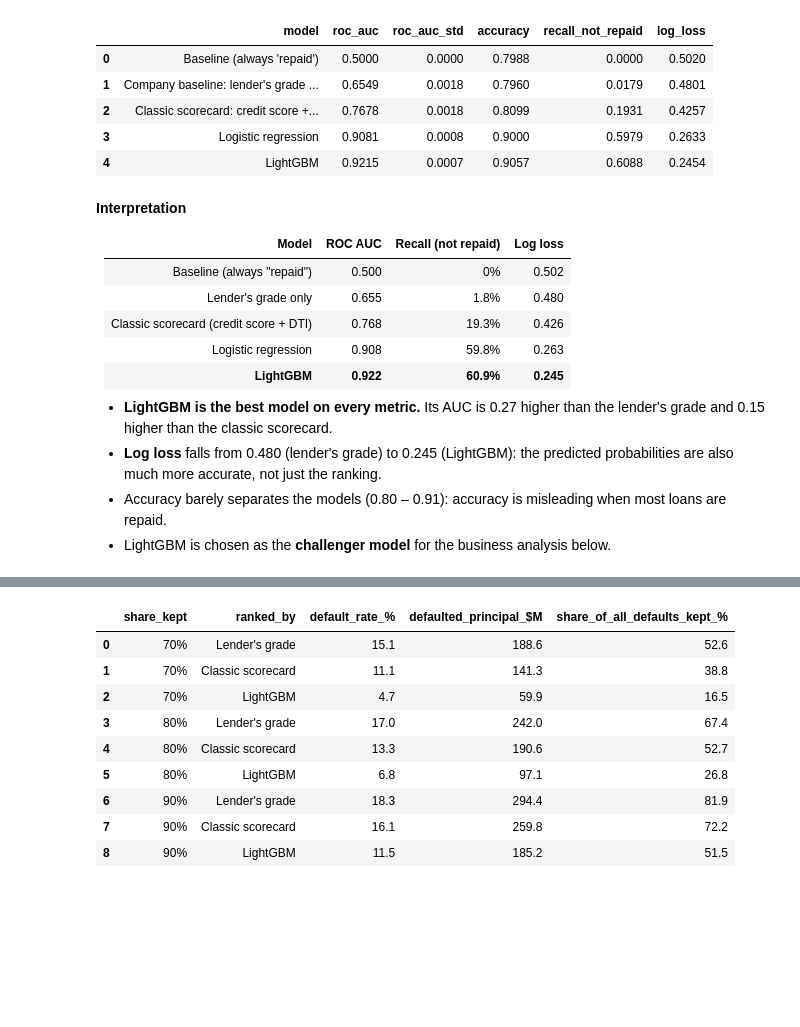
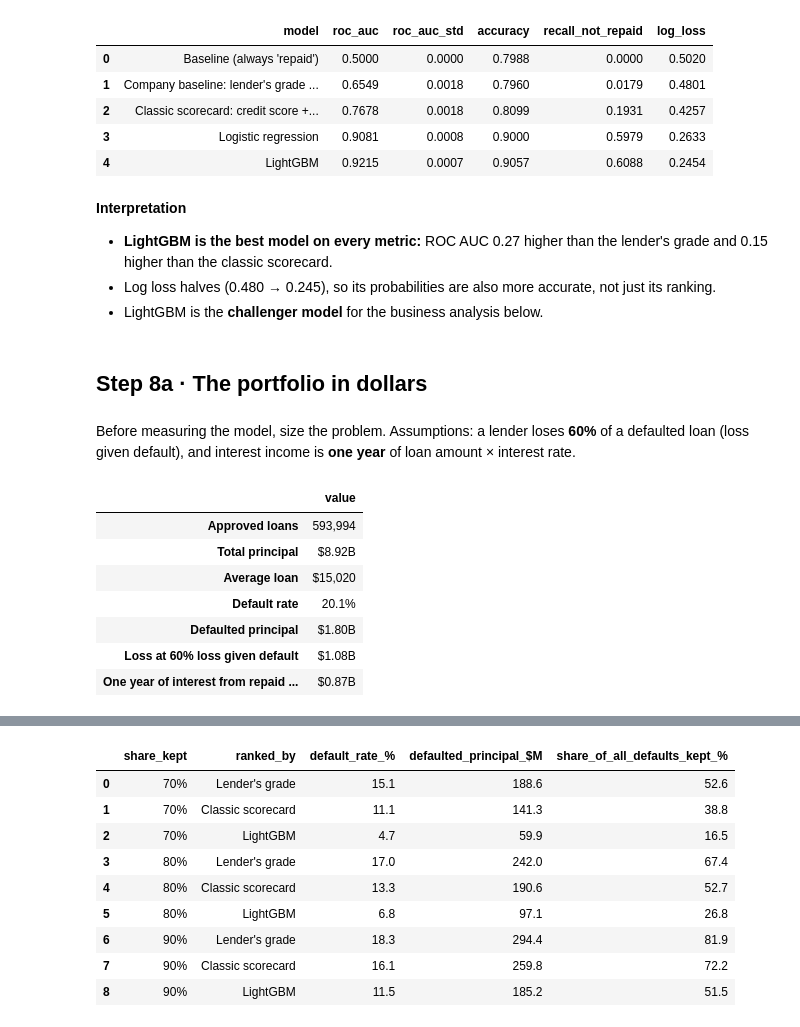
Before and after one commit to ZiyanChen1/predicting-loan-payback, a Jupyter notebook: 02_modeling.ipynb, the cells around one changed output, grey strips where cells are left out. Saved outputs shown, nothing was run; the diff lists cells and outputs as text; code cells hidden in the pictures; blank space fills up the shorter version.

```diff
--- a/02_modeling.ipynb
+++ b/02_modeling.ipynb
@@ -292,16 +287,34 @@ comparison.to_csv(FIG_DIR / "model_comparison.csv", index=False)
 | 4 | LightGBM | 0.9215 | 0.0007 | 0.9057 | 0.6088 | 0.2454 |
 # %% [markdown]
 **Interpretation**
-
-| Model | ROC AUC | Recall (not repaid) | Log loss |
-|---|---|---|---|
-| Baseline (always "repaid") | 0.500 | 0% | 0.502 |
-| Lender's grade only | 0.655 | 1.8% | 0.480 |
-| Classic scorecard (credit score + DTI) | 0.768 | 19.3% | 0.426 |
-| Logistic regression | 0.908 | 59.8% | 0.263 |
-| **LightGBM** | **0.922** | **60.9%** | **0.245** |
-
-- **LightGBM is the best model on every metric.** Its AUC is 0.27 higher than the lender's grade and 0.15 higher than the classic scorecard.
-- **Log loss** falls from 0.480 (lender's grade) to 0.245 (LightGBM): the predicted probabilities are also much more accurate, not just the ranking.
-- Accuracy barely separates the models (0.80 – 0.91): accuracy is misleading when most loans are repaid.
-- LightGBM is chosen as the **challenger model** for the business analysis below.
+- **LightGBM is the best model on every metric:** ROC AUC 0.27 higher than the lender's grade and 0.15 higher than the classic scorecard.
+- Log loss halves (0.480 → 0.245), so its probabilities are also more accurate, not just its ranking.
+- LightGBM is the **challenger model** for the business analysis below.
+# %% [markdown]
+## Step 8a · The portfolio in dollars
+# %% [markdown]
+Before measuring the model, size the problem. Assumptions: a lender loses **60%** of a defaulted loan (loss given default), and interest income is **one year** of loan amount × interest rate.
+# %%
+defaulted = train[TARGET] == 0
+interest_1yr = train["loan_amount"] * train["interest_rate"] / 100
+LGD = 0.60
+
+portfolio = pd.Series({
+    "Approved loans": f"{len(train):,}",
+    "Total principal": f"${train['loan_amount'].sum() / 1e9:.2f}B",
+    "Average loan": f"${train['loan_amount'].mean():,.0f}",
+    "Default rate": f"{defaulted.mean():.1%}",
+    "Defaulted principal": f"${train.loc[defaulted, 'loan_amount'].sum() / 1e9:.2f}B",
+    "Loss at 60% loss given default": f"${train.loc[defaulted, 'loan_amount'].sum() * LGD / 1e9:.2f}B",
+    "One year of interest from repaid loans": f"${interest_1yr[~defaulted].sum() / 1e9:.2f}B",
+}).rename("value").to_frame()
+display(portfolio)
+# %% [output]
+|  | value |
+| Approved loans | 593,994 |
+| Total principal | $8.92B |
+| Average loan | $15,020 |
+| Default rate | 20.1% |
+| Defaulted principal | $1.80B |
+| Loss at 60% loss given default | $1.08B |
+| One year of interest from repaid ... | $0.87B |
```
Also changed, not shown: parts of 35 cells of this notebook, 7 other files.
